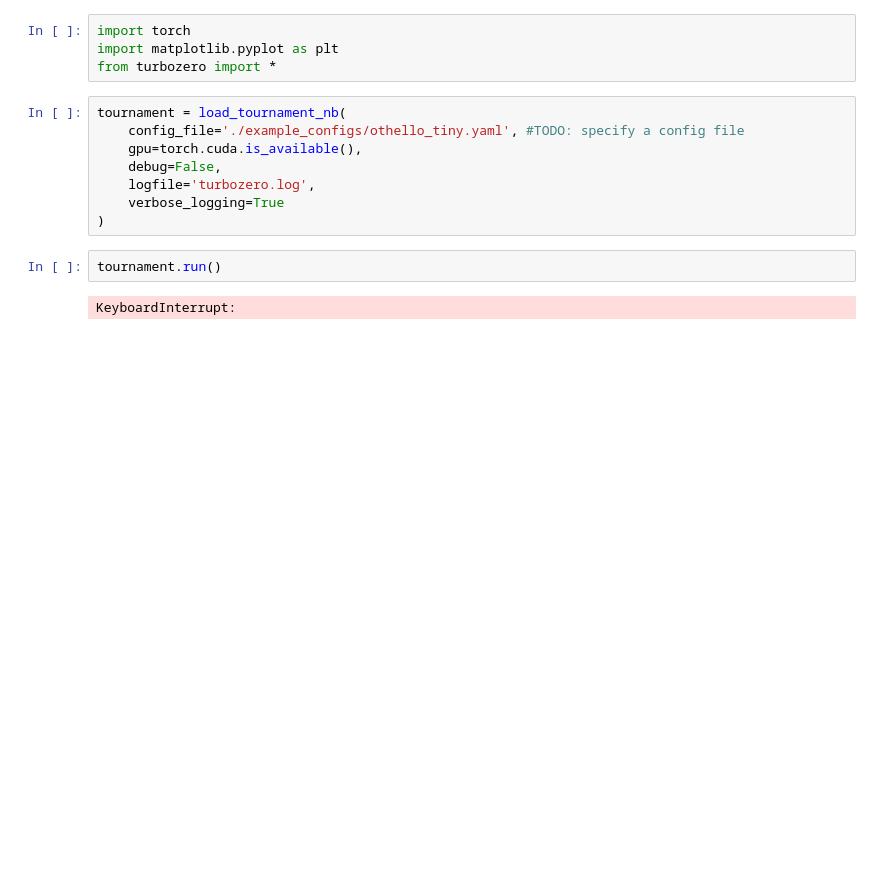
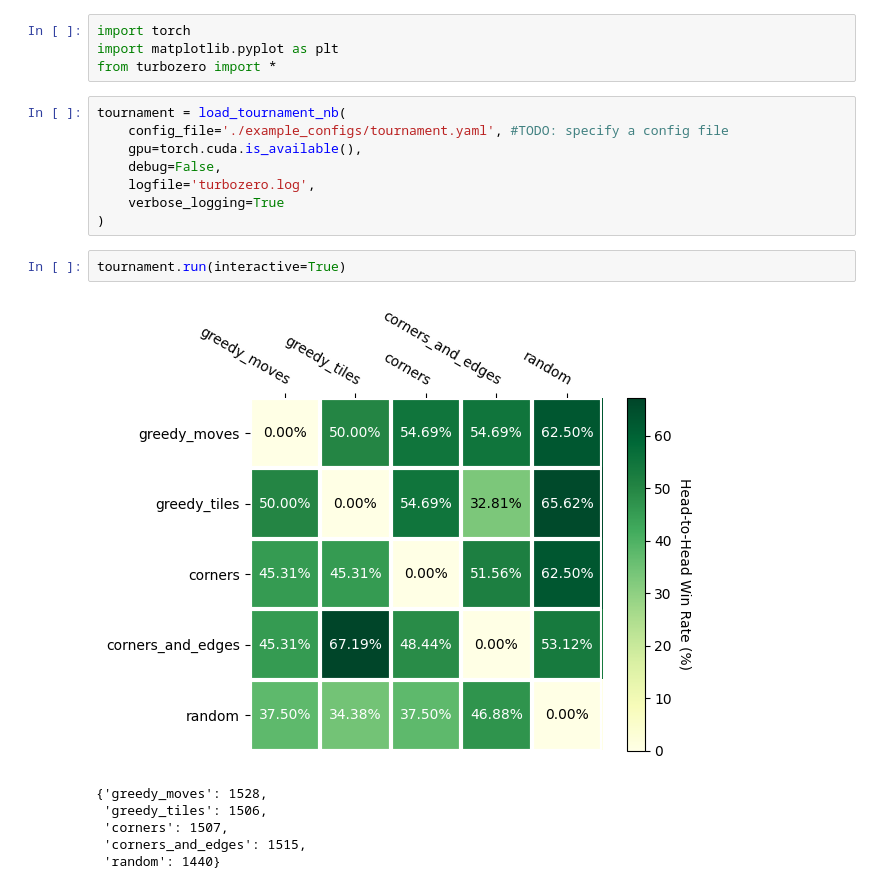
Before and after one commit to lowrollr/turbozero, a Jupyter notebook: tournament.ipynb, the cells around one changed output. Drawn from its saved outputs; the diff is of its cells as text; blank space fills up the shorter version.

Commit message:
tournament matchup heatmap

```diff
--- a/tournament.ipynb
+++ b/tournament.ipynb
@@ -4,13 +4,18 @@ import matplotlib.pyplot as plt
 from turbozero import *
 # %%
 tournament = load_tournament_nb(
-    config_file='./example_configs/othello_tiny.yaml', #TODO: specify a config file
+    config_file='./example_configs/tournament.yaml', #TODO: specify a config file
     gpu=torch.cuda.is_available(),
     debug=False,
     logfile='turbozero.log',
     verbose_logging=True
 )
 # %%
-tournament.run()
+tournament.run(interactive=True)
 # %% [output]
+[figure, added]
-KeyboardInterrupt:
+{'greedy_moves': 1528,
+ 'greedy_tiles': 1506,
+ 'corners': 1507,
+ 'corners_and_edges': 1515,
+ 'random': 1440}
```
Also changed, not shown: 2 other files.
